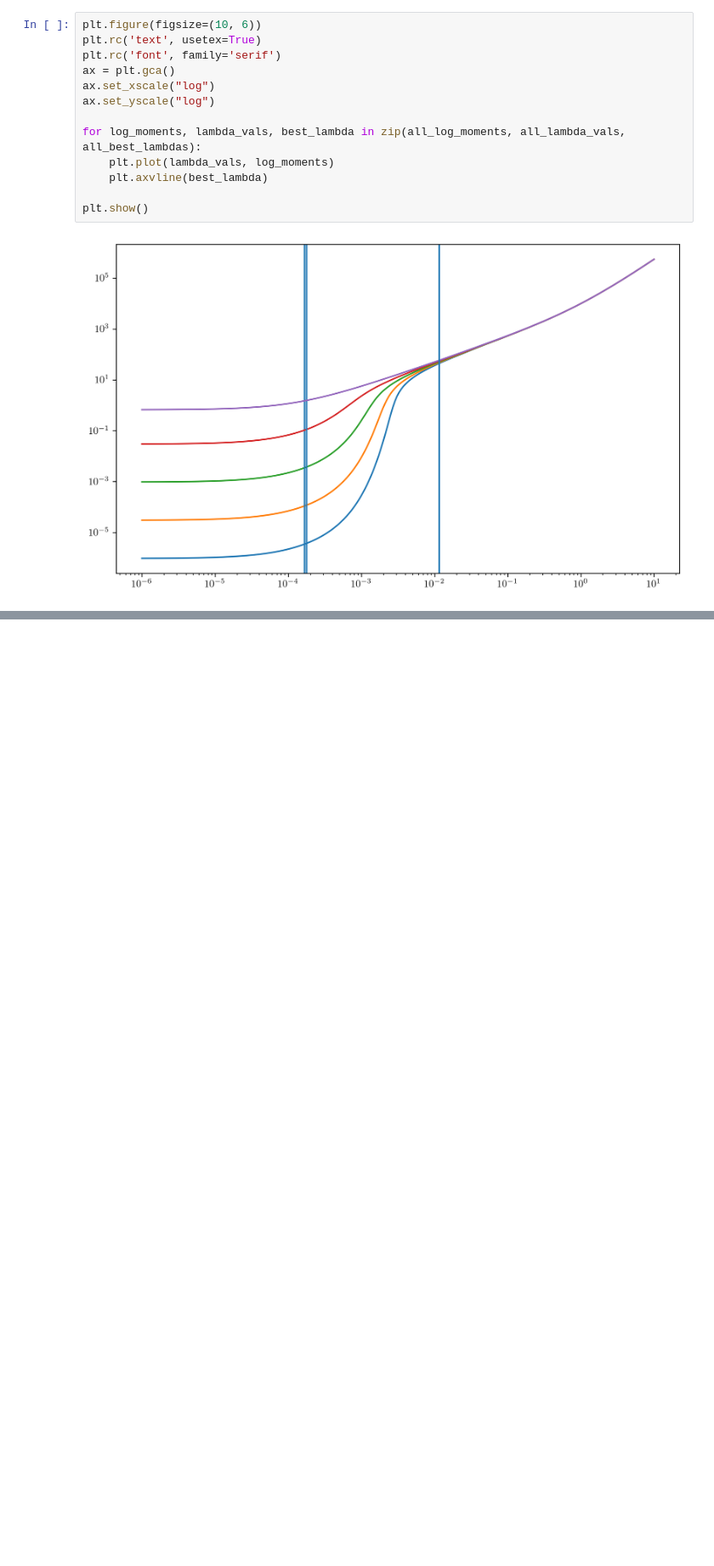
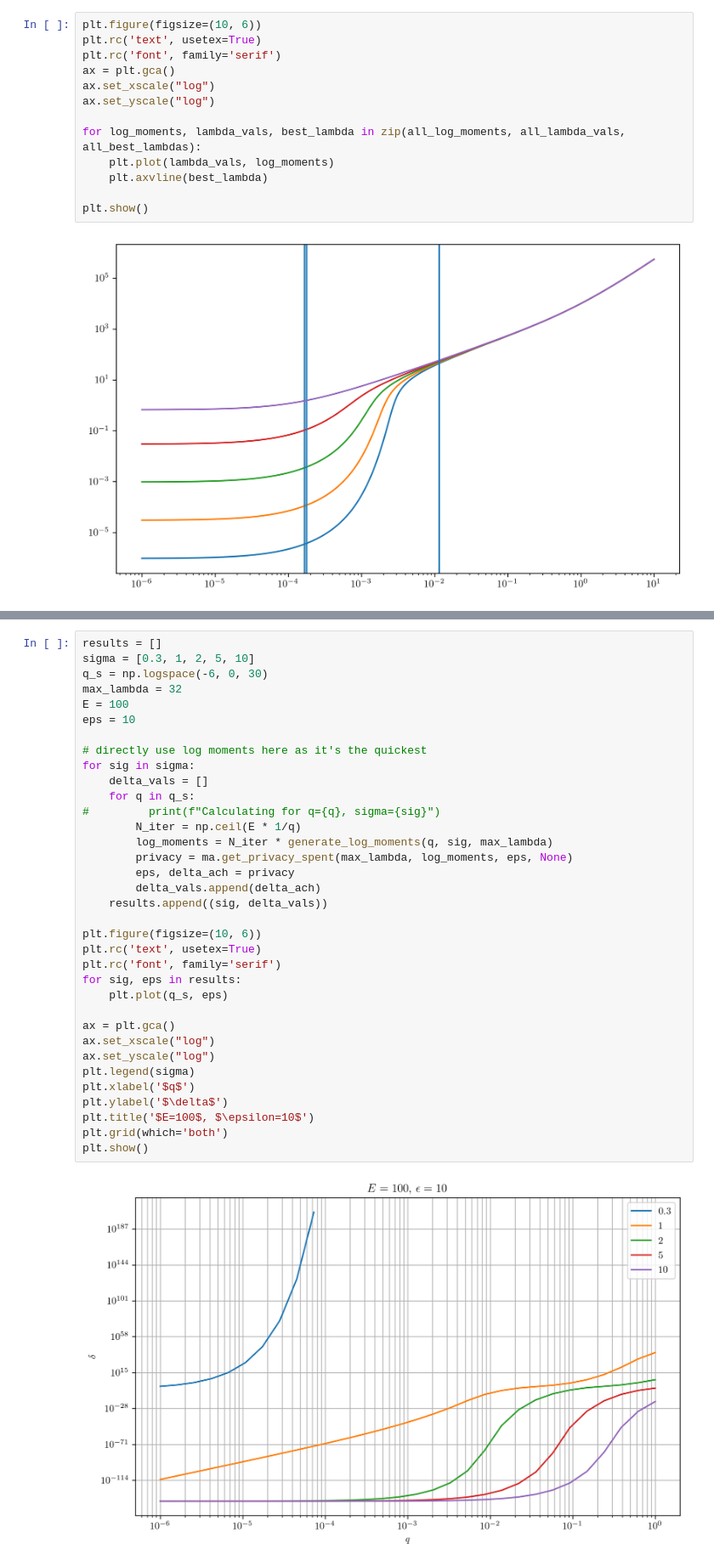
Before and after one commit to MrinankSharma/DP-PVI, a Jupyter notebook: notebooks/Investigate Changing Q.ipynb, the cells around one changed output, grey strips where cells are left out. Shown at 85% size. Saved outputs shown, nothing was run; the diff lists cells and outputs as text; blank space fills up the shorter version.

```diff
--- a/notebooks/Investigate Changing Q.ipynb
+++ b/notebooks/Investigate Changing Q.ipynb
@@ -445,0 +451,37 @@ Okay - it seems that even if we look at better range for $\lambda$, we still tra
+# %%
+results = []
+sigma = [0.3, 1, 2, 5, 10]
+q_s = np.logspace(-6, 0, 30)
+max_lambda = 32
+E = 100
+eps = 10
+
+# directly use log moments here as it's the quickest
+for sig in sigma:
+    delta_vals = []
+    for q in q_s:
+#         print(f"Calculating for q={q}, sigma={sig}")
+        N_iter = np.ceil(E * 1/q)
+        log_moments = N_iter * generate_log_moments(q, sig, max_lambda)
+        privacy = ma.get_privacy_spent(max_lambda, log_moments, eps, None)
+        eps, delta_ach = privacy
+        delta_vals.append(delta_ach)
+    results.append((sig, delta_vals))
+
+plt.figure(figsize=(10, 6))
+plt.rc('text', usetex=True)
+plt.rc('font', family='serif')
+for sig, eps in results:
+    plt.plot(q_s, eps)
+
+ax = plt.gca()
+ax.set_xscale("log")
+ax.set_yscale("log")
+plt.legend(sigma)
+plt.xlabel('$q$')
+plt.ylabel('$\delta$')
+plt.title('$E=100$, $\epsilon=10$')
+plt.grid(which='both')
+plt.show()
+# %% [output]
+[figure, added]
```
Also changed, not shown: parts of 3 cells of this notebook, 4 other files.
